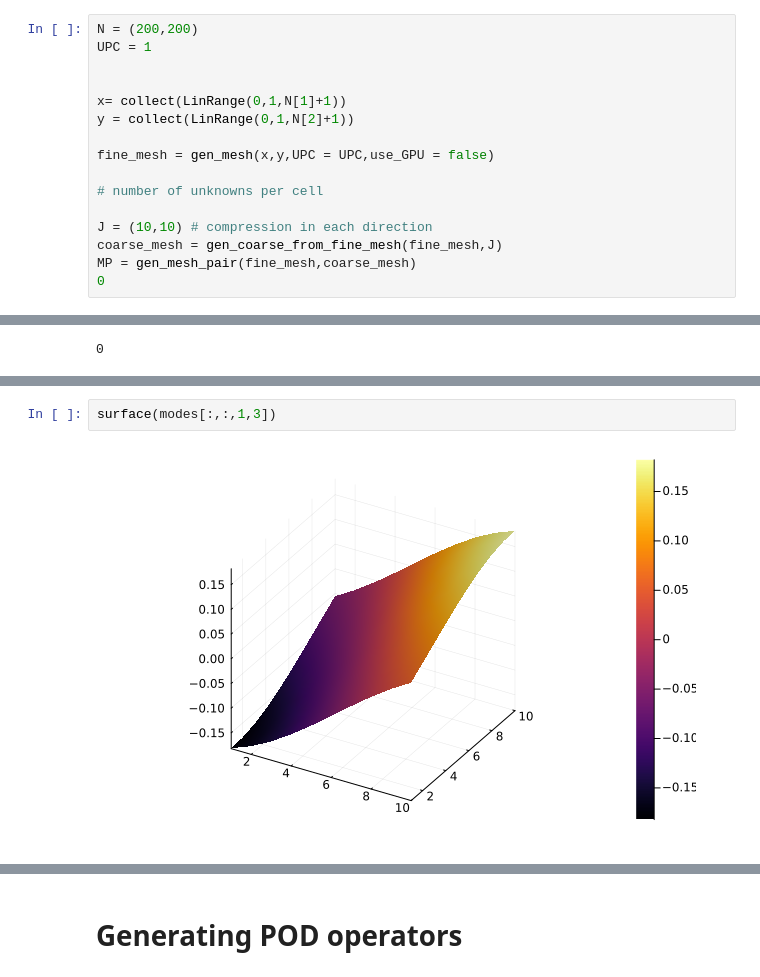
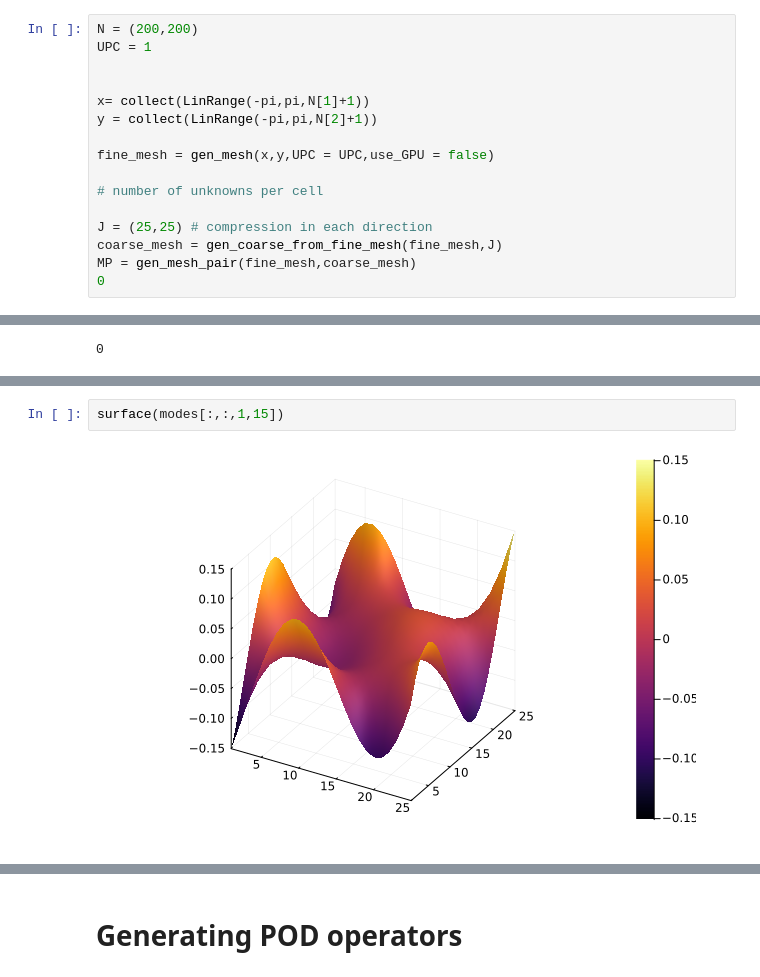
Before and after one commit to tobyvg/local_POD_overlap.jl, a Jupyter notebook: Experiments_2D.ipynb, the cells around one changed output, grey strips where cells are left out. Saved outputs shown, nothing was run; the diff lists cells and outputs as text.

```diff
--- a/Experiments_2D.ipynb
+++ b/Experiments_2D.ipynb
@@ -45,14 +28,14 @@ N = (200,200)
 UPC = 1
 
 
-x= collect(LinRange(0,1,N[1]+1))
-y = collect(LinRange(0,1,N[2]+1))
+x= collect(LinRange(-pi,pi,N[1]+1))
+y = collect(LinRange(-pi,pi,N[2]+1))
 
 fine_mesh = gen_mesh(x,y,UPC = UPC,use_GPU = false)
 
 # number of unknowns per cell
 
-J = (10,10) # compression in each direction
+J = (25,25) # compression in each direction
 coarse_mesh = gen_coarse_from_fine_mesh(fine_mesh,J)
 MP = gen_mesh_pair(fine_mesh,coarse_mesh)
 0
@@ -292,5 +259,5 @@ overlap_modes,overlap_S,overlap_MP = carry_out_local_SVD_overlap_2D_periodic_onl
 # %%
-surface(modes[:,:,1,3])
+surface(modes[:,:,1,15])
 # %% [output]
-[figure, old version]
+[figure, new version]
 # %%
```
Also changed, not shown: parts of 22 cells of this notebook.
